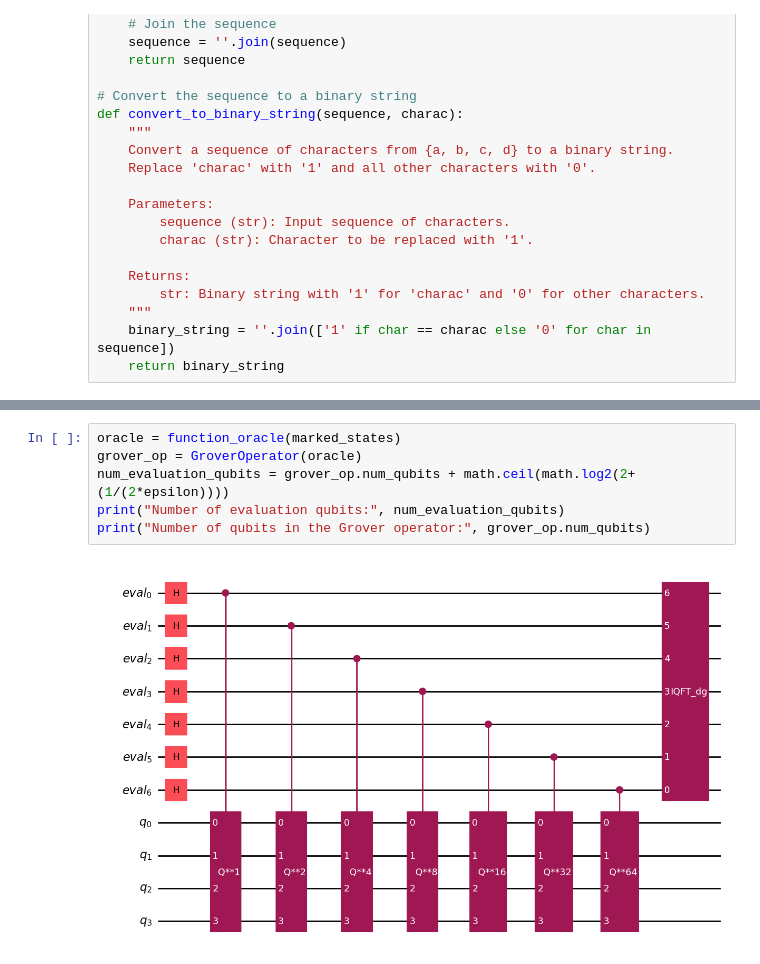
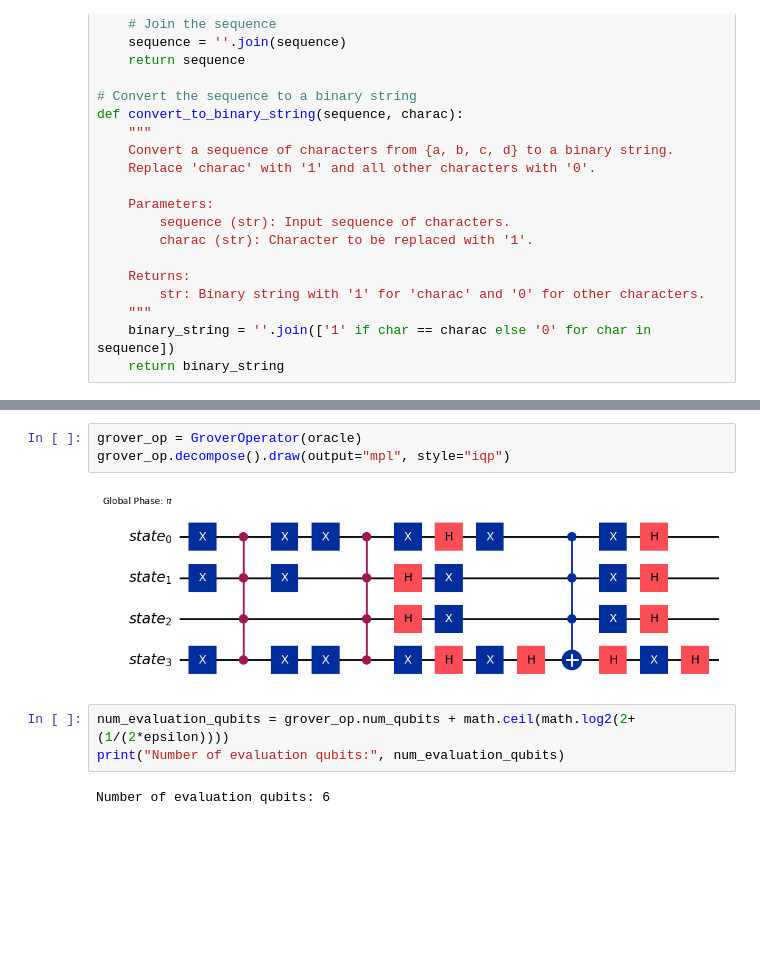
Before and after one commit to Nihar-Shah2001/Quantum_Computing_Notes, a Jupyter notebook: Notes/codes/grover_example.ipynb, the cells around one changed output, grey strips where cells are left out. Cells and saved outputs as stored; diff of their text form; blank space fills up the shorter version.

```diff
--- a/Notes/codes/grover_example.ipynb
+++ b/Notes/codes/grover_example.ipynb
@@ -128,8 +182,10 @@ bbaddcadda
+# %%
+grover_op = GroverOperator(oracle)
+grover_op.decompose().draw(output="mpl", style="iqp")
+# %% [output]
+[figure, added]
 # %%
-oracle = function_oracle(marked_states)
-grover_op = GroverOperator(oracle)
 num_evaluation_qubits = grover_op.num_qubits + math.ceil(math.log2(2+(1/(2*epsilon))))
 print("Number of evaluation qubits:", num_evaluation_qubits)
-print("Number of qubits in the Grover operator:", grover_op.num_qubits)
 # %% [output]
-[figure, removed]
+Number of evaluation qubits: 6
```
Also changed, not shown: parts of 16 cells of this notebook.
